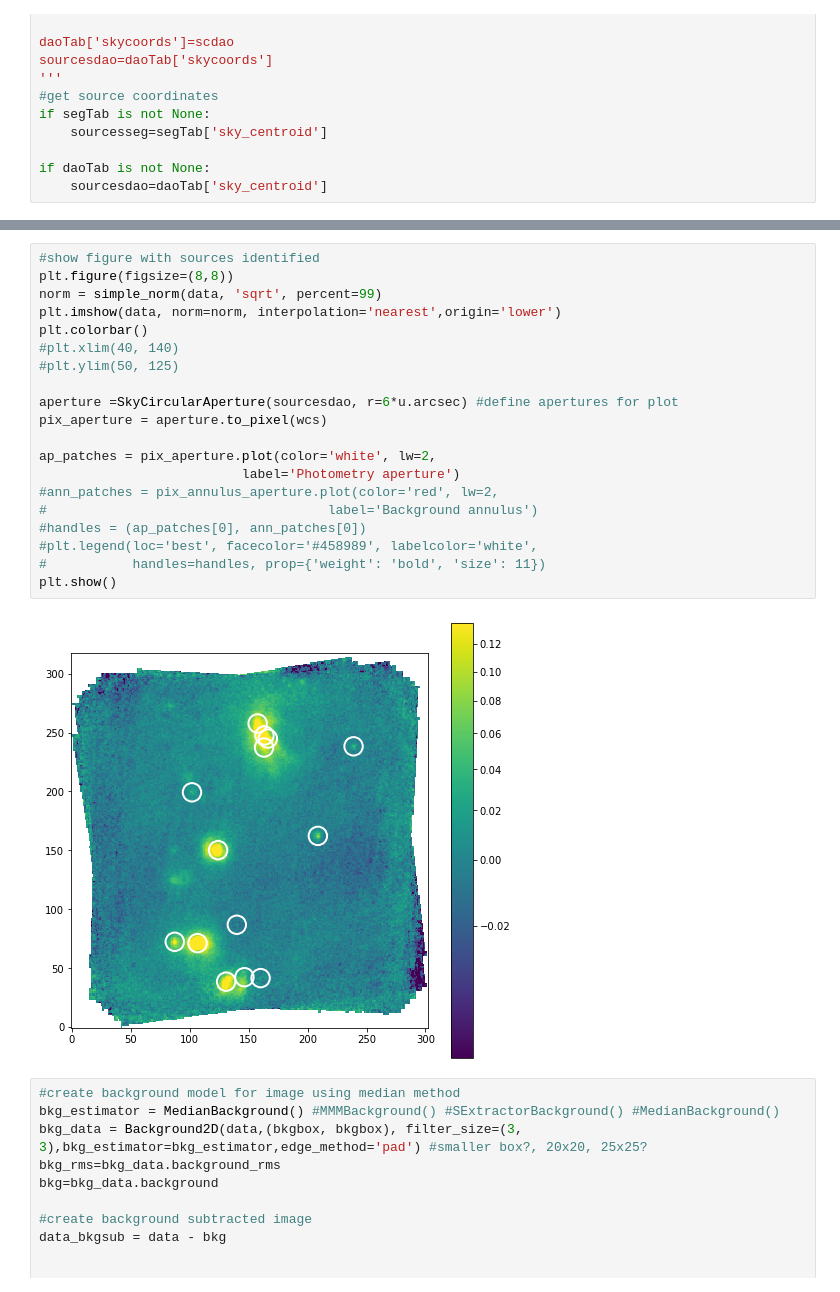
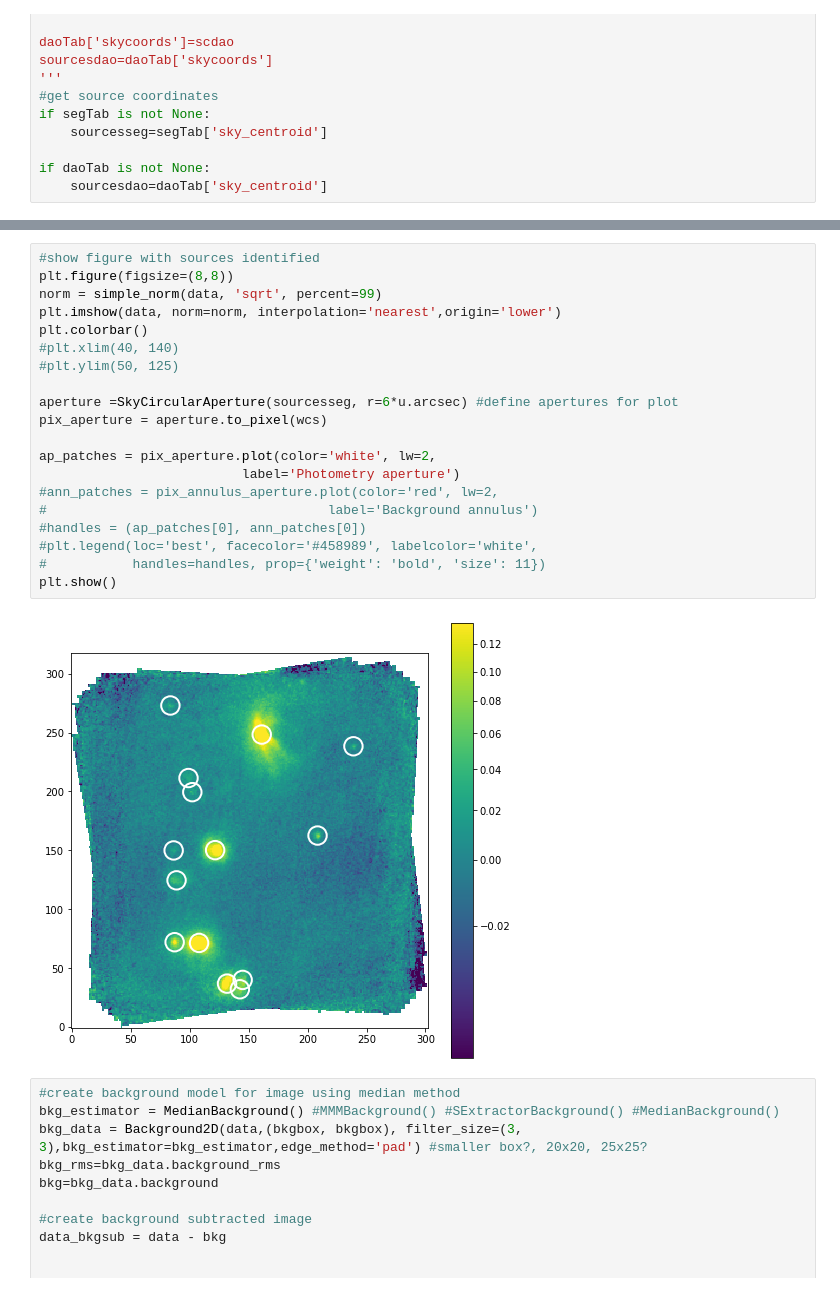
Before and after one commit to mjhankins/SFGCphotcode, a Jupyter notebook: PSFphotometry.ipynb, the cells around one changed output, grey strips where cells are left out. Drawn from its saved outputs; the diff is of its cells as text.

```diff
--- a/PSFphotometry.ipynb
+++ b/PSFphotometry.ipynb
@@ -149,25 +153,25 @@ Table length=14
 # %%
 #show figure with sources identified
 plt.figure(figsize=(8,8))
 norm = simple_norm(data, 'sqrt', percent=99)
 plt.imshow(data, norm=norm, interpolation='nearest',origin='lower')
 plt.colorbar()
 #plt.xlim(40, 140)
 #plt.ylim(50, 125)
 
-aperture =SkyCircularAperture(sourcesdao, r=6*u.arcsec) #define apertures for plot
+aperture =SkyCircularAperture(sourcesseg, r=6*u.arcsec) #define apertures for plot
 pix_aperture = aperture.to_pixel(wcs)
 
 ap_patches = pix_aperture.plot(color='white', lw=2,
                           label='Photometry aperture')
 #ann_patches = pix_annulus_aperture.plot(color='red', lw=2,
 #                                    label='Background annulus')
 #handles = (ap_patches[0], ann_patches[0])
 #plt.legend(loc='best', facecolor='#458989', labelcolor='white',
 #           handles=handles, prop={'weight': 'bold', 'size': 11})
 plt.show()
 # %% [output]
-[figure, old version]
+[figure, new version]
 # %%
 #create background model for image using median method
 bkg_estimator = MedianBackground() #MMMBackground() #SExtractorBackground() #MedianBackground()
```
Also changed, not shown: parts of 3 cells of this notebook, 2 other files.
